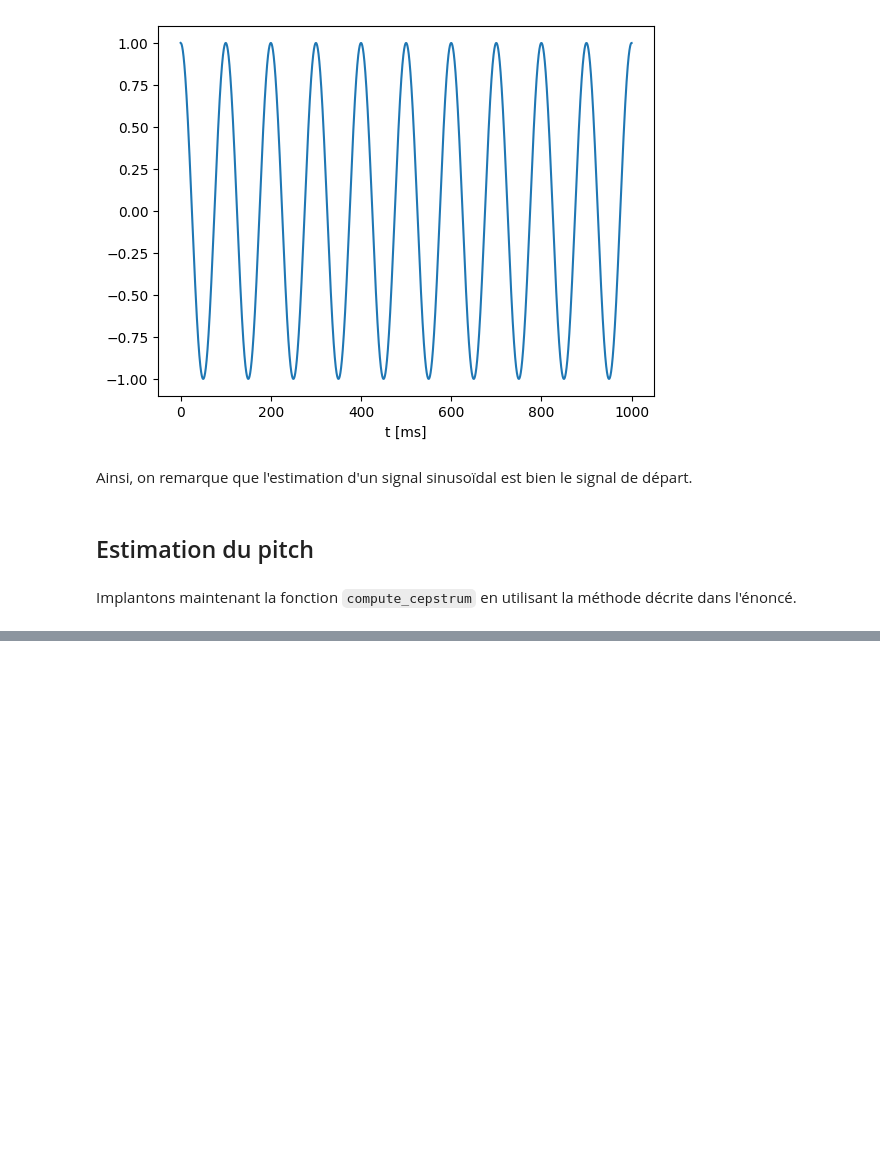
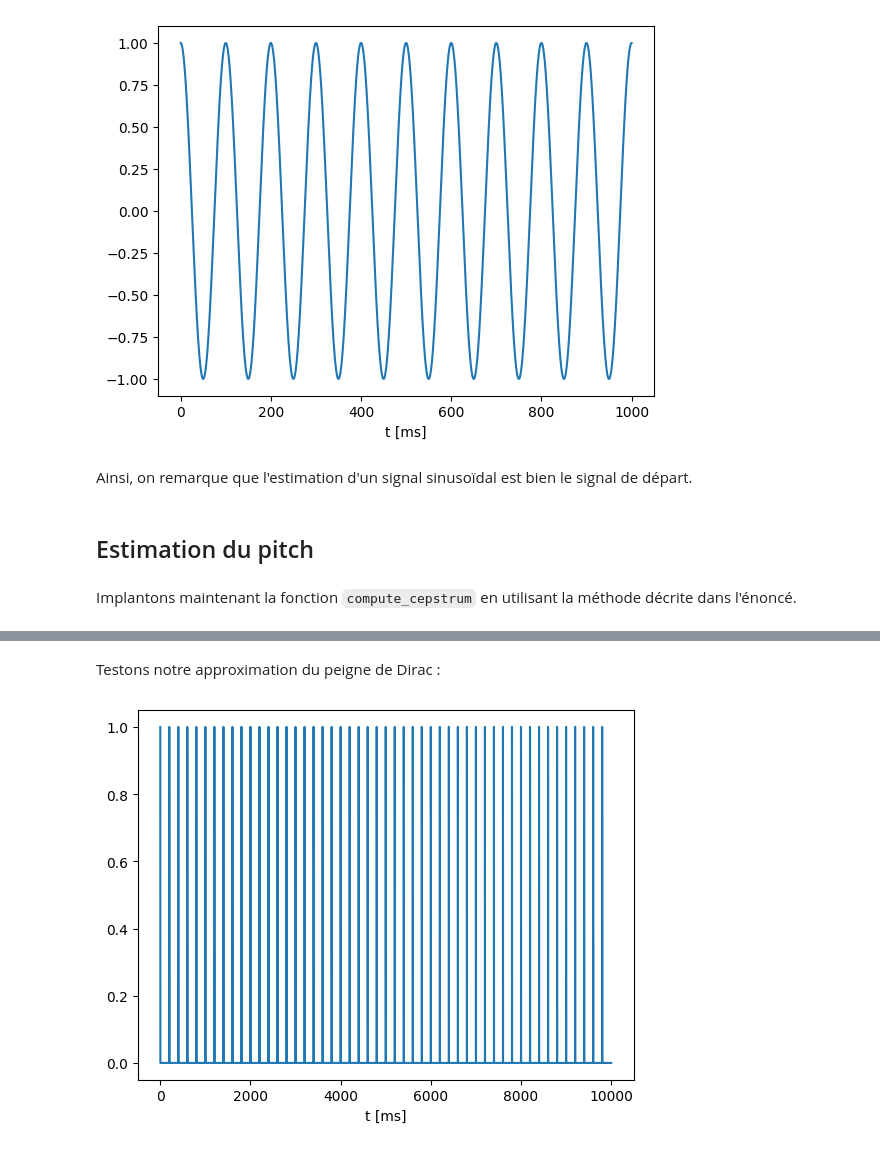
Before and after one commit to SushiOfDestiny/TDS-projet-signaux-parole, a Jupyter notebook: lpc.ipynb, the cells around one changed output, grey strips where cells are left out. Saved outputs shown, nothing was run; the diff lists cells and outputs as text; code cells hidden in the pictures; blank space fills up the shorter version.

```diff
--- a/lpc.ipynb
+++ b/lpc.ipynb
@@ -325,0 +375,34 @@ def compute_cepstrum(x):
+# %%
+def approx_dirac(dir_size:int):
+    times = np.linspace(-np.pi, np.pi, dir_size)
+    return np.sinc(times)
+
+def create_impulse_train(sample_rate, L: float, T: float) -> np.array:
+    """
+    create train of M dirac impulsions of duration L sampled at the frequency sample_rate and with a pitch of T (s)
+    """
+    size = int(L * sample_rate)  # nb of elts in array
+    M = int(L / T)
+    ind_bet_pitches = int(T * fs)  # nb indices entre 2 émissions de pitch
+    e = np.zeros(size, dtype=float)
+    for k in range(M):
+        e[k * ind_bet_pitches] = 1.
+
+    return e
+
+def create_impulse_train_approx(sample_rate, L: float, T: float, dir_size:int) -> np.array:
+    """
+    create train of M sinc impulsions of duration L sampled at the frequency sample_rate and with a pitch of T (s)
+    - dir_size is the dirac's 'width' in terms of number of array elements
+    """
+    size = int(L * sample_rate)  # nb of elts in array
+    M = int(L / T)
+    ind_bet_pitches = int(T * fs)  # nb indices entre 2 émissions de pitch
+    e = np.zeros(size, dtype=float)
+    for k in range(M):
+        start_index = k * ind_bet_pitches # index of beginning of the dirac
+        ind_left = size - start_index # nb of elements left
+        dir_size_modif = min(ind_left, dir_size) # modified dirac size so it fits in the remaining elements
+        e[ start_index : start_index + dir_size_modif] = approx_dirac(dir_size)[: dir_size_modif]
+
+    return e
@@ -325,0 +424,7 @@ def compute_cepstrum(x):
+# %% [markdown]
+Testons notre approximation du peigne de Dirac :
+# %%
+e = create_impulse_train(fs, 10., 0.2)
+utils.plot_signal(e, fs)
+# %% [output]
+[figure, added]
```
Also changed, not shown: parts of 13 cells of this notebook.
